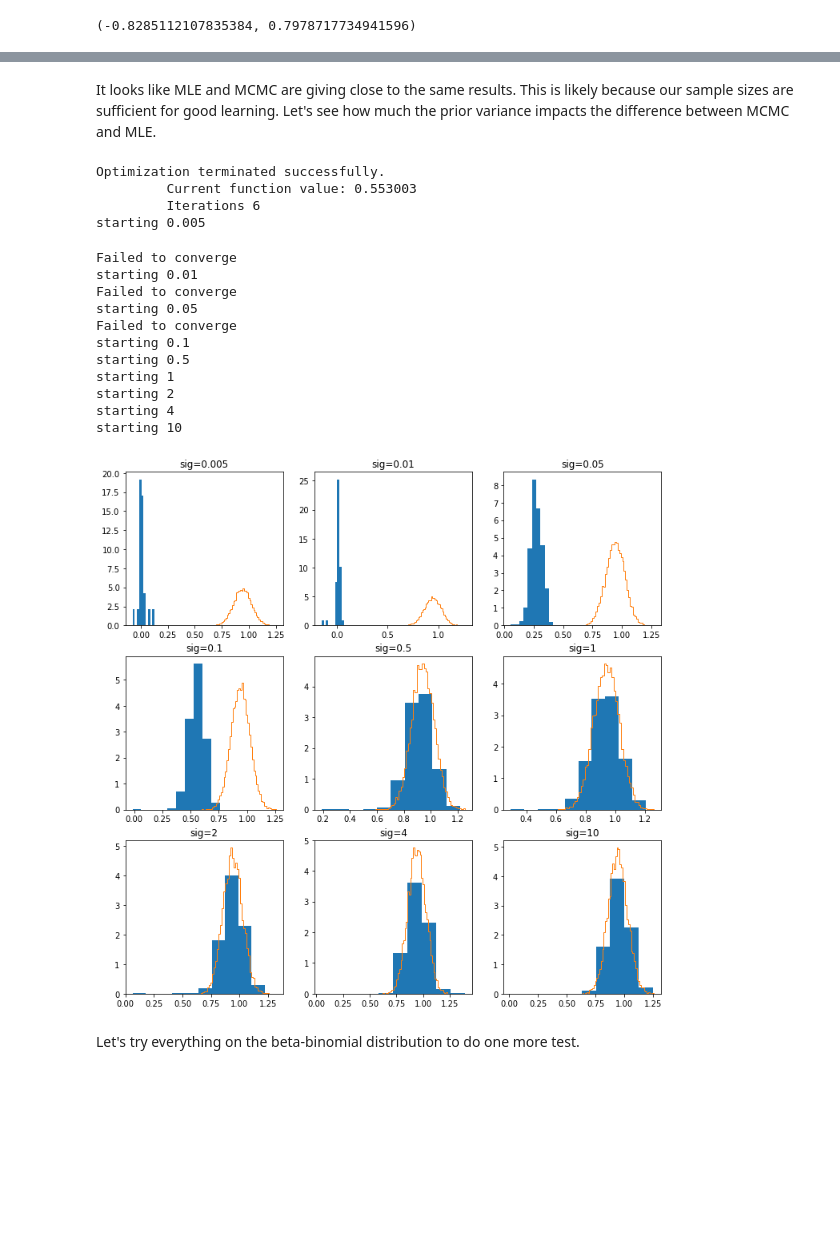
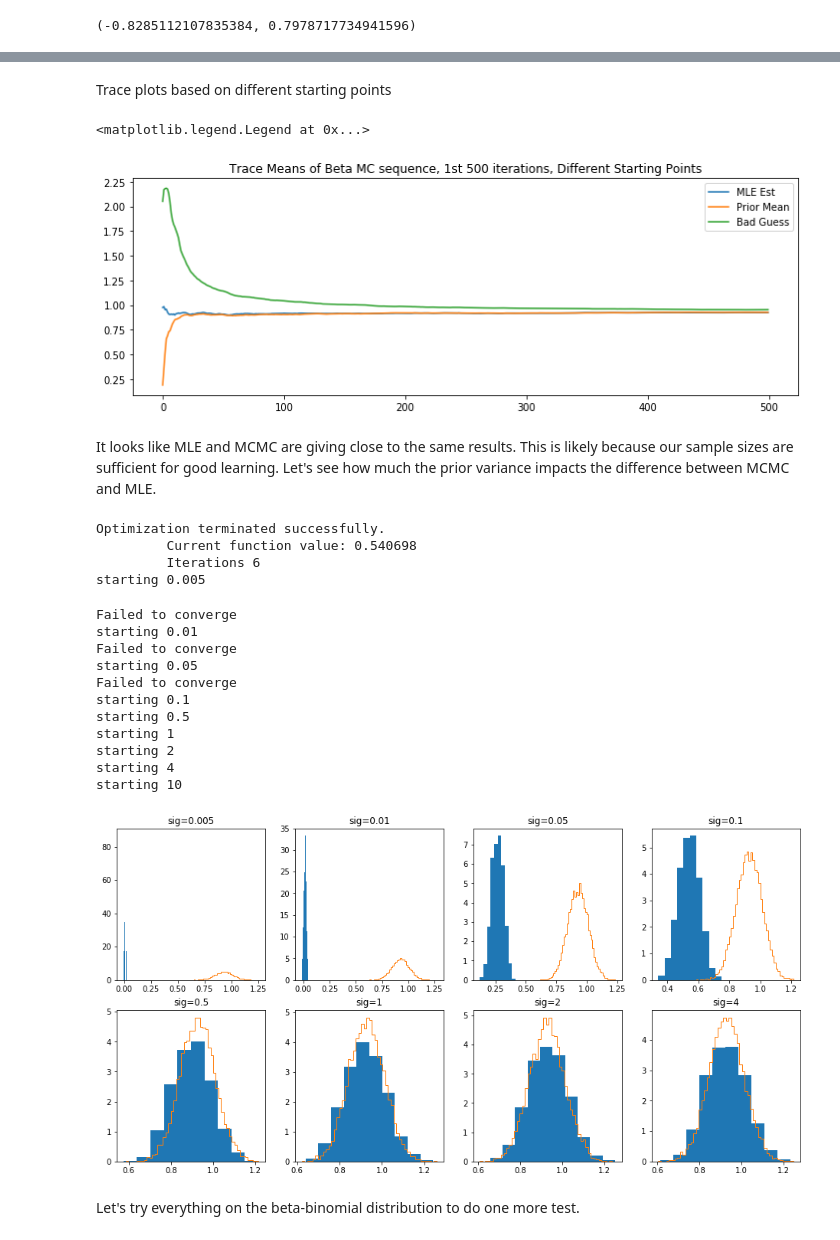
Before and after one commit to briandalessandro/explorations, a Jupyter notebook: Bayes/MCMC/Logistic_Regression_MCMC.ipynb, the cells around one changed output, grey strips where cells are left out. Drawn from its saved outputs; the diff is of its cells as text; code cells hidden in the pictures; blank space fills up the shorter version.

```diff
--- a/Bayes/MCMC/Logistic_Regression_MCMC.ipynb
+++ b/Bayes/MCMC/Logistic_Regression_MCMC.ipynb
@@ -247,0 +310,10 @@ np.median(np.array(mh_norm2.accepted)[-last:,0]), np.median(np.array(mh_norm2.ac
+# %%
+prior_norm = log_normal_ind([alpha_init, 0], [2,2]).gen_log_p
+mh_mle = metropolis_hastings(prior_norm, log_likelihood, proposal, [lr1.params[0],lr1.params[1]])
+mh_mle.gen_n_samples(500, df)
+
+mh_prior = metropolis_hastings(prior_norm, log_likelihood, proposal, [alpha_init,0])
+mh_prior.gen_n_samples(500, df)
+
+mh_bad = metropolis_hastings(prior_norm, log_likelihood, proposal, [2,2])
+mh_bad.gen_n_samples(500, df)
@@ -248,3 +338,15 @@ np.median(np.array(mh_norm2.accepted)[-last:,0]), np.median(np.array(mh_norm2.ac
+# %% [markdown]
+Trace plots based on different starting points
+# %%
+fig = plt.figure(figsize=(12,4))
+plt.plot(cum_average(np.array(mh_mle.accepted)[:500,1]), label='MLE Est')
+plt.plot(cum_average(np.array(mh_prior.accepted)[:500,1]), label='Prior Mean')
+plt.plot(cum_average(np.array(mh_bad.accepted)[:500,1]), label='Bad Guess')
+plt.title('Trace Means of Beta MC sequence, 1st 500 iterations, Different Starting Points')
+plt.legend()
+# %% [output]
+<matplotlib.legend.Legend at 0x...>
+[figure, added]
 # %% [markdown]
 It looks like MLE and MCMC are giving close to the same results. This is likely because our sample sizes are sufficient for good learning. Let's see how much the prior variance impacts the difference between MCMC and MLE.
 # %%
@@ -260,11 +362,11 @@ for s in stds:
     print('starting {}'.format(s))
     prior_norm = log_normal_ind([0, 0], [s,s]).gen_log_p
     mh_sm = metropolis_hastings(prior_norm, log_likelihood, proposal, theta_init)
-    mh_sm.gen_n_samples(1000, df)
+    mh_sm.gen_n_samples(5000, df)
     mh.append(mh_sm)
 # %% [output]
 Optimization terminated successfully.
-         Current function value: 0.553003
+         Current function value: 0.540698
          Iterations 6
 starting 0.005
 Failed to converge
@@ -279,16 +381,18 @@ starting 2
 starting 4
 starting 10
 # %%
-plt.figure(figsize=(12,12))
-for j, s in enumerate(stds):
+plt.figure(figsize=(16,8))
+for j, s in enumerate(stds[:-1]):
     mh_sm = mh[j]
-    ax=plt.subplot(3,3,j+1)
+    ax=plt.subplot(2,4,j+1)
+    last=1000
     plt.title('sig={}'.format(s))
-    h = plt.hist(np.array(mh_sm.accepted)[:,1], density=True)
+
+    h = plt.hist(np.array(mh_sm.accepted)[50:,1], density=True)
     h = plt.hist(np.random.normal(lr_i.params[1], lr_i.bse[1], 10000), bins = 50,
              density=True, histtype='step')
 # %% [output]
-[figure, old version]
+[figure, new version]
 # %% [markdown]
 Let's try everything on the beta-binomial distribution to do one more test.
 # %%
```
Also changed, not shown: parts of 16 cells of this notebook.
